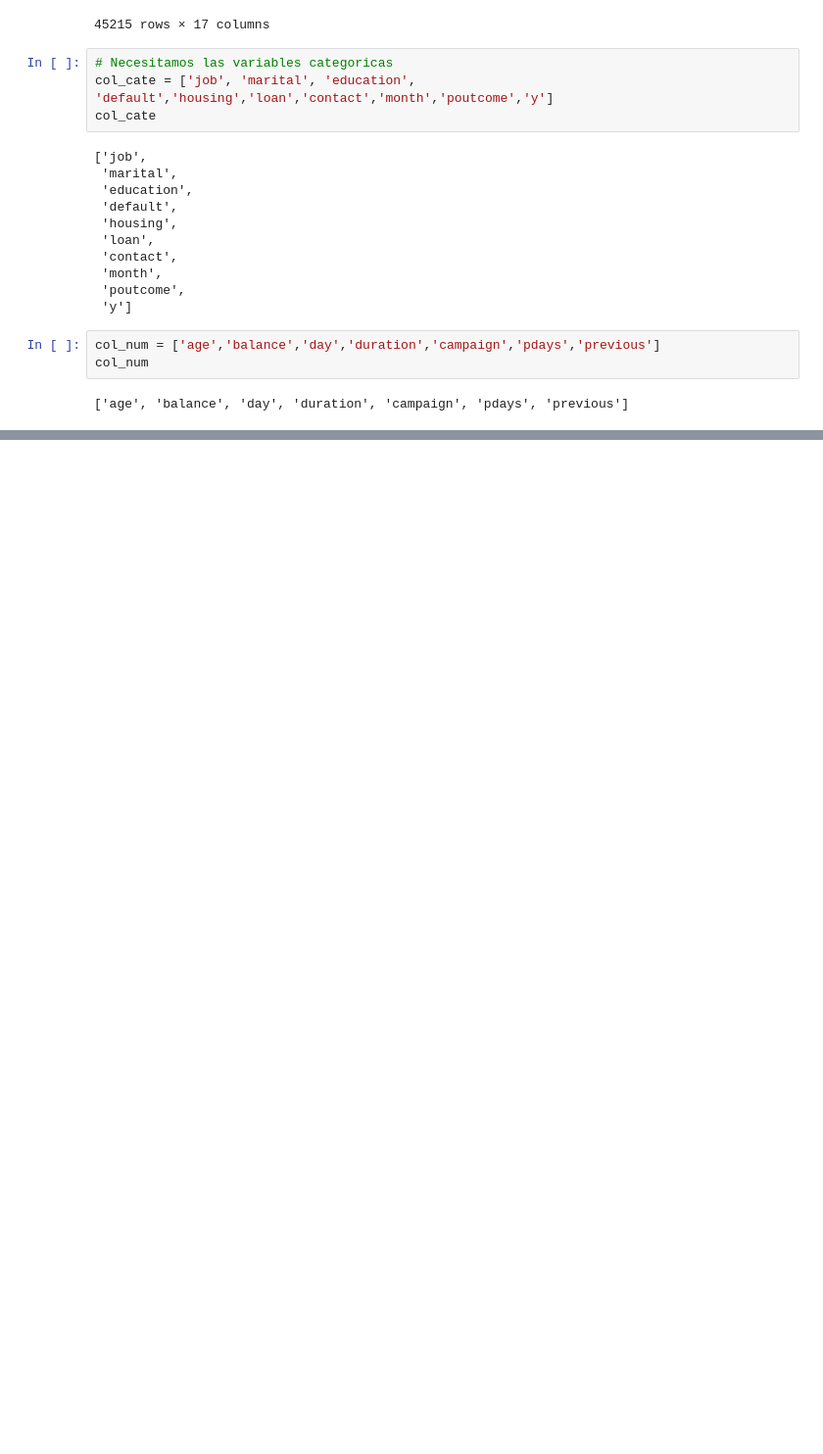
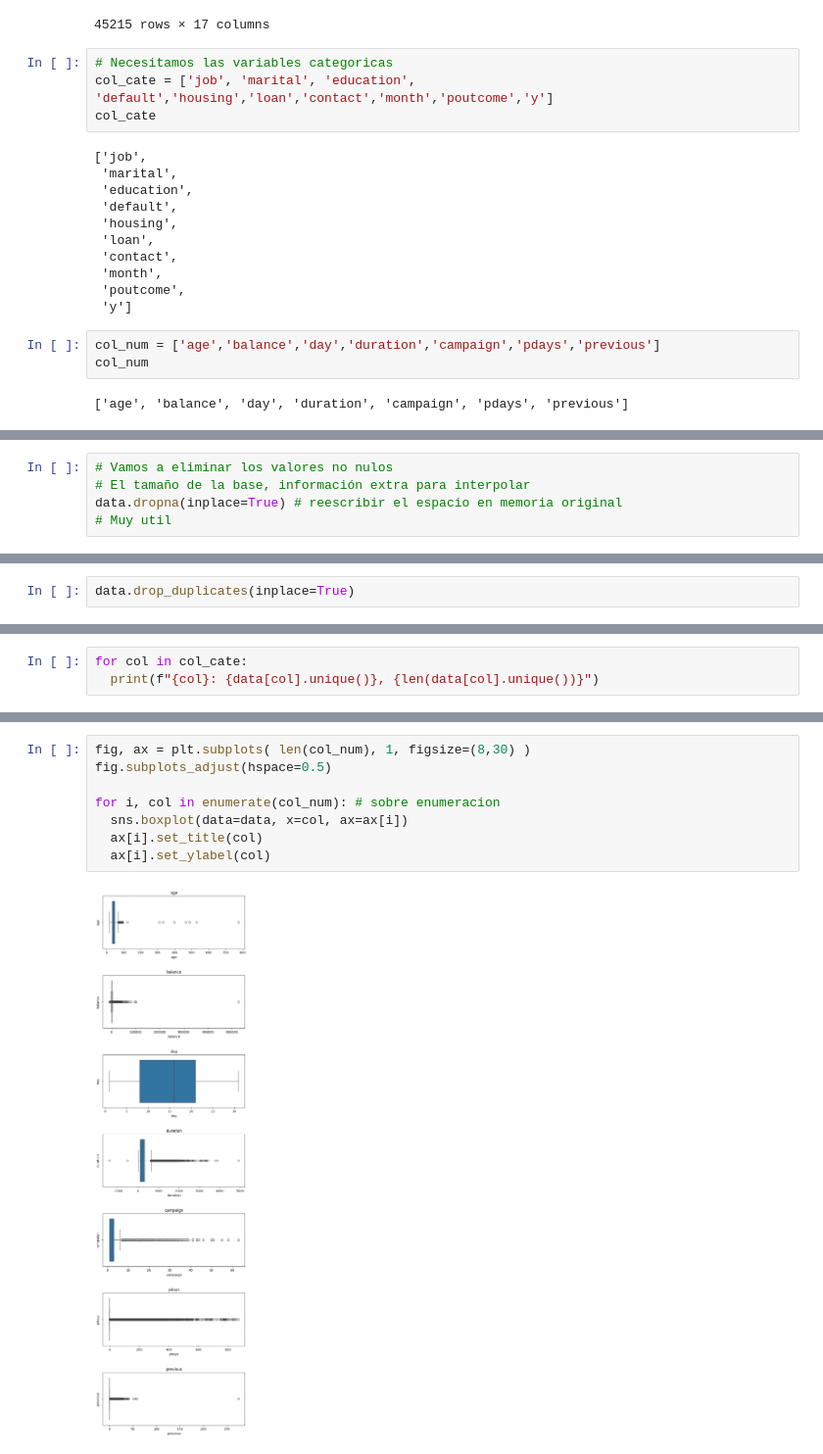
Before and after one commit to asegura4488/EDCO_IntroCienciaDatos, a Jupyter notebook: Semana4/LimpiezaBase.ipynb, the cells around one changed output, grey strips where cells are left out. Shown at 98% size. Saved outputs shown, nothing was run; the diff lists cells and outputs as text; blank space fills up the shorter version.

```diff
--- a/Semana4/LimpiezaBase.ipynb
+++ b/Semana4/LimpiezaBase.ipynb
@@ -76,0 +96,5 @@ col_num
+# %%
+# Vamos a eliminar los valores no nulos
+# El tamaño de la base, información extra para interpolar
+data.dropna(inplace=True) # reescribir el espacio en memoria original
+# Muy util
@@ -76,0 +126,2 @@ col_num
+# %%
+data.drop_duplicates(inplace=True)
@@ -76,0 +160,3 @@ col_num
+# %%
+for col in col_cate:
+  print(f"{col}: {data[col].unique()}, {len(data[col].unique())}")
@@ -76,0 +190,10 @@ col_num
+# %%
+fig, ax = plt.subplots( len(col_num), 1, figsize=(8,30) )
+fig.subplots_adjust(hspace=0.5)
+
+for i, col in enumerate(col_num): # sobre enumeracion
+  sns.boxplot(data=data, x=col, ax=ax[i])
+  ax[i].set_title(col)
+  ax[i].set_ylabel(col)
+# %% [output]
+[figure, added]
```
Also changed, not shown: parts of 14 cells of this notebook.
